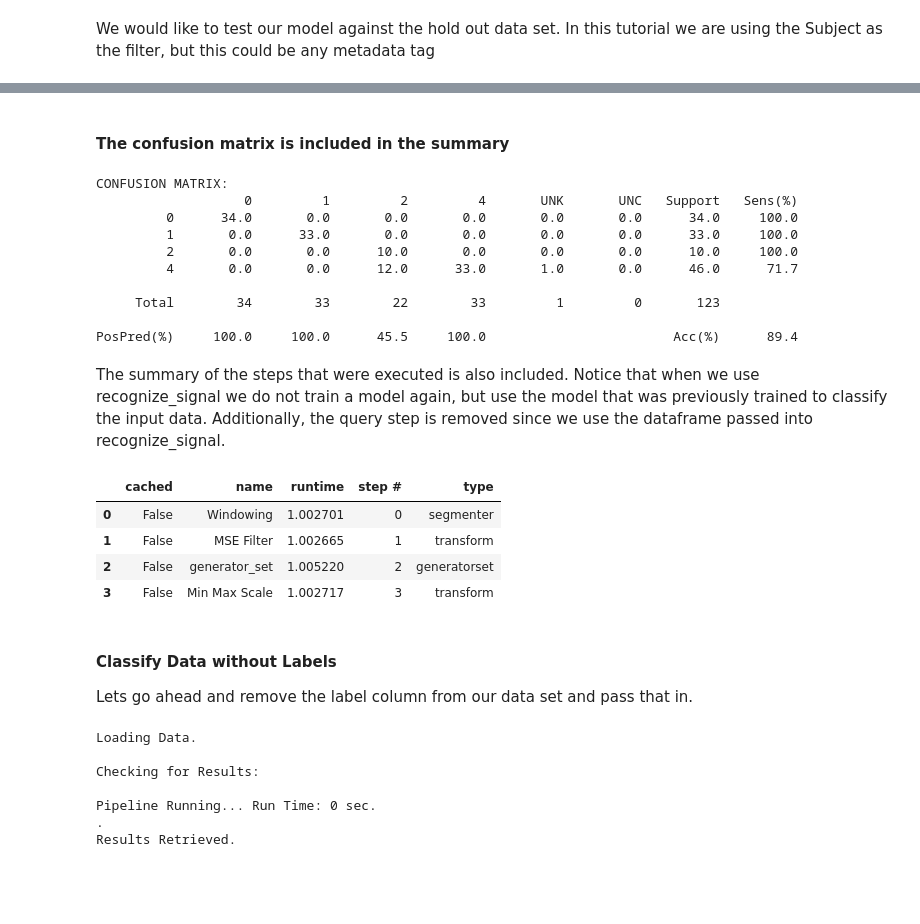
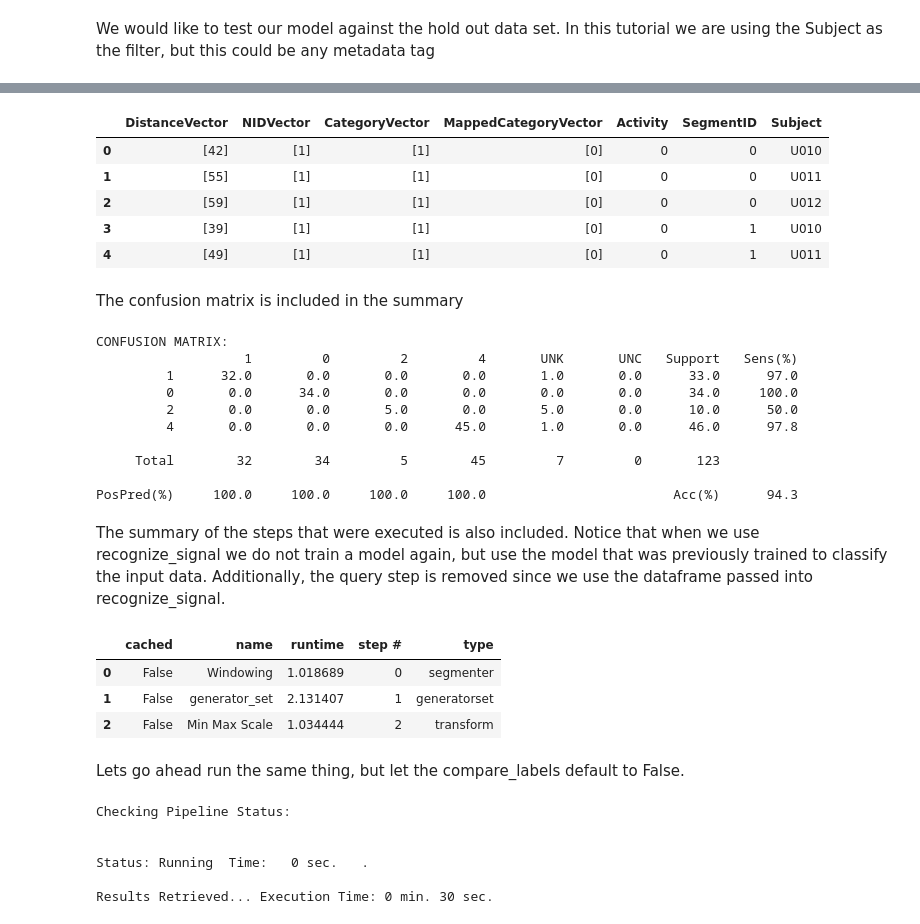
Before and after one commit to sensiml/AnalyticStudioTutorials, a Jupyter notebook: KB Basics - Testing Model Performance Using Held Out Data.ipynb, the cells around one changed output, grey strips where cells are left out. Saved outputs shown, nothing was run; the diff lists cells and outputs as text; code cells hidden in the pictures; blank space fills up the shorter version.

```diff
--- a/KB Basics - Testing Model Performance Using Held Out Data.ipynb
+++ b/KB Basics - Testing Model Performance Using Held Out Data.ipynb
@@ -49,13 +66,14 @@ df.head()
+# %%
+sensor_columns = ['AccelerometerX', 'AccelerometerY', 'AccelerometerZ']
 # %%
 dsk.pipeline.reset()
 
-dsk.pipeline.set_input_data('activity_data', df_train, data_columns=['AcceleromterY'],
-                                                       group_columns=['Subject','Activity'],
+dsk.pipeline.set_input_data('activity_data_train.csv', data_columns=sensor_columns,
+                                                       group_columns=['Subject', 'Activity'],
                                                        label_column='Activity')
 
 dsk.pipeline.add_transform('Windowing')
 
-dsk.pipeline.add_transform('MSE Filter', params={'input_column':'AccelerometerY'})
 
 dsk.pipeline.add_feature_generator(["Mean", 'Standard Deviation', 'Skewness', 'Kurtosis',
                                     '25th Percentile', '75th Percentile', '100th Percentile',
@@ -64,9 +82,9 @@ dsk.pipeline.add_feature_generator(["Mean", 'Standard Deviation', 'Skewness', 'K
 
 dsk.pipeline.add_transform('Min Max Scale')
 
-dsk.pipeline.set_validation_method('Stratified K-Fold Cross-Validation', params={'number_of_folds':5})
+dsk.pipeline.set_validation_method('Recall')
 
-dsk.pipeline.set_classifier('PVP', params={"classification_mode":'RBF','distance_mode':'L1'})
+dsk.pipeline.set_classifier('PME', params={"classification_mode":'RBF','distance_mode':'L1'})
 
 dsk.pipeline.set_training_algorithm('Hierarchical Clustering with Neuron Optimization', params = {'number_of_neurons':7})
 
@@ -146,0 +203,3 @@ recog_results.head()
+# %%
+model = result.configurations[0].models[0]
+recog_results_cloud, summary_cloud = model.recognize_signal(datafile="activity_data_test.csv", platform='cloud', compare_labels=True)
@@ -147,42 +219,47 @@ recog_results.head()
+# %%
+recog_results_cloud.head()
+# %% [output]
+|  | DistanceVector | NIDVector | CategoryVector | MappedCategoryVector | Activity | SegmentID | Subject |
+| 0 | [42] | [1] | [1] | [0] | 0 | 0 | U010 |
+| 1 | [55] | [1] | [1] | [0] | 0 | 0 | U011 |
+| 2 | [59] | [1] | [1] | [0] | 0 | 0 | U012 |
+| 3 | [39] | [1] | [1] | [0] | 0 | 1 | U010 |
+| 4 | [49] | [1] | [1] | [0] | 0 | 1 | U011 |
 # %% [markdown]
-#### The confusion matrix is included in the summary
+The confusion matrix is included in the summary
 # %%
-summary['confusion_matrix']
+summary_cloud['confusion_matrix']
 # %% [output]
 CONFUSION MATRIX:
-                   0         1         2         4       UNK       UNC   Support   Sens(%)
-         0      34.0       0.0       0.0       0.0       0.0       0.0      34.0     100.0
-         1       0.0      33.0       0.0       0.0       0.0       0.0      33.0     100.0
-         2       0.0       0.0      10.0       0.0       0.0       0.0      10.0     100.0
-         4       0.0       0.0      12.0      33.0       1.0       0.0      46.0      71.7
+                   1         0         2         4       UNK       UNC   Support   Sens(%)
+         1      32.0       0.0       0.0       0.0       1.0       0.0      33.0      97.0
+         0       0.0      34.0       0.0       0.0       0.0       0.0      34.0     100.0
+         2       0.0       0.0       5.0       0.0       5.0       0.0      10.0      50.0
+         4       0.0       0.0       0.0      45.0       1.0       0.0      46.0      97.8
 
-     Total        34        33        22        33         1         0       123
+     Total        32        34         5        45         7         0       123
 
-PosPred(%)     100.0     100.0      45.5     100.0                        Acc(%)      89.4
+PosPred(%)     100.0     100.0     100.0     100.0                        Acc(%)      94.3
 # %% [markdown]
 The summary of the steps that were executed is also included. Notice that when we use recognize_signal we do not train a model again, but use the model that was previously trained to classify the input data. Additionally, the query step is removed since we use the dataframe passed into recognize_signal.
 # %%
-summary['execution_summary']
+summary_cloud['execution_summary']
 # %% [output]
 |  | cached | name | runtime | step # | type |
-| 0 | False | Windowing | 1.002701 | 0 | segmenter |
-| 1 | False | MSE Filter | 1.002665 | 1 | transform |
-| 2 | False | generator_set | 1.005220 | 2 | generatorset |
-| 3 | False | Min Max Scale | 1.002717 | 3 | transform |
+| 0 | False | Windowing | 1.018689 | 0 | segmenter |
+| 1 | False | generator_set | 2.131407 | 1 | generatorset |
+| 2 | False | Min Max Scale | 1.034444 | 2 | transform |
-# %% [markdown]
-#### Classify Data without Labels
-
-Lets go ahead and remove the label column from our data set and pass that in.
-# %%
-recog_result_no_labels, summary_no_label = model.recognize_signal(df_test.drop('Activity', axis=1))
-# %% [output]
-Loading Data.
-
-Checking for Results:
-
-Pipeline Running... Run Time: 0 sec.
-.
-Results Retrieved.
+# %% [markdown]
+Lets go ahead run the same thing, but let the compare_labels default to False.
+# %%
+recog_result_no_labels, summary_no_label = model.recognize_signal(datafile="activity_data_test.csv", platform='cloud')
+# %% [output]
+Checking Pipeline Status:
+
+
+Status: Running  Time:   0 sec.   .
+
+Results Retrieved... Execution Time: 0 min. 30 sec.
 # %%
 recog_result_no_labels.head()
 # %% [output]
```
Also changed, not shown: parts of 28 cells of this notebook, 4 other files.
